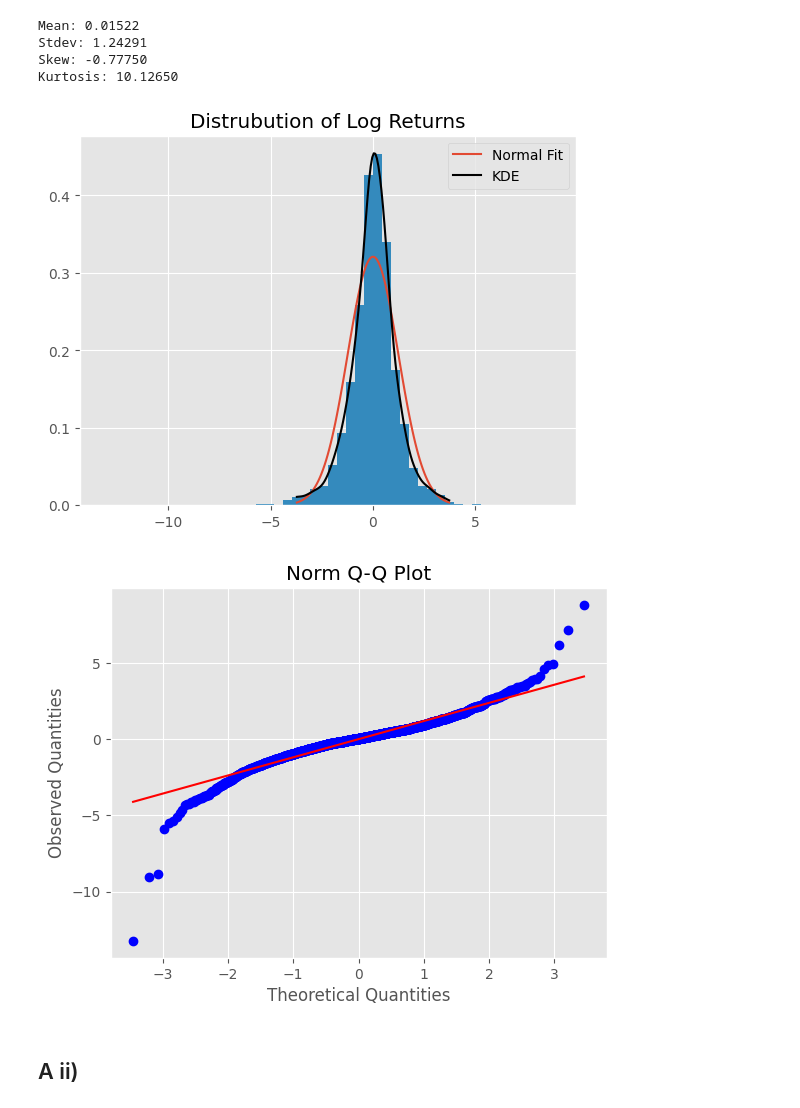
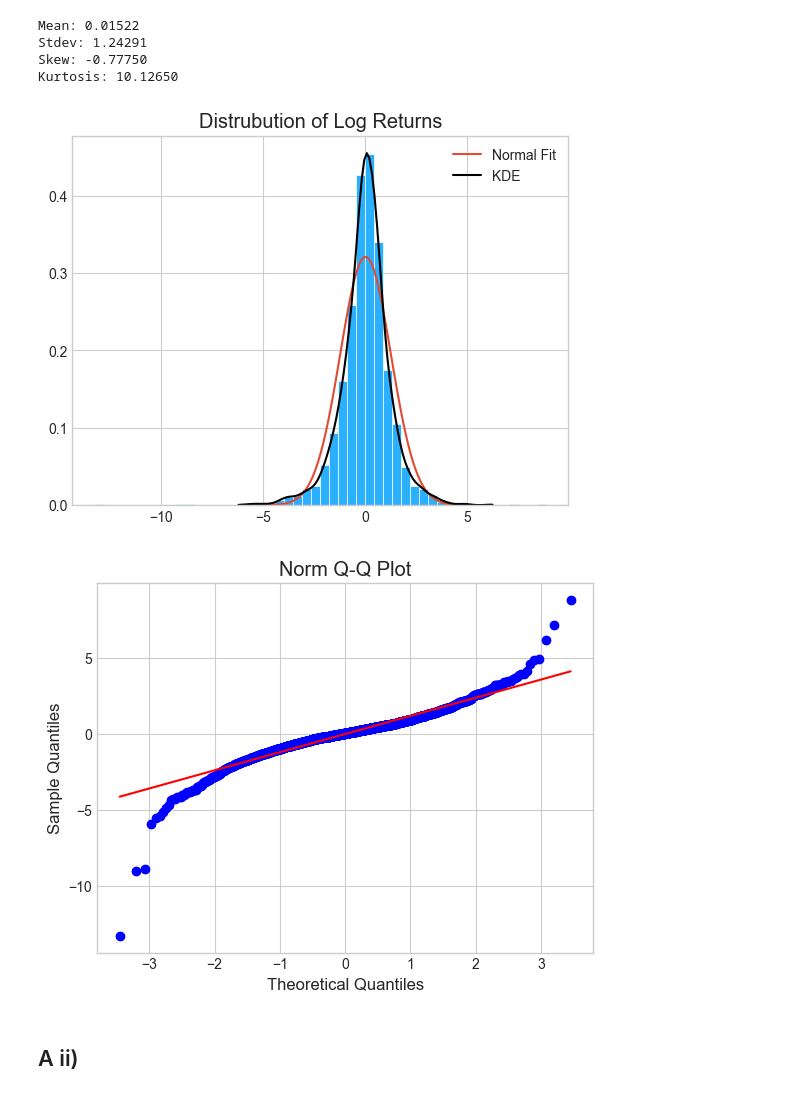
Before and after one commit to georgec123/qrm, a Jupyter notebook: src/q1.ipynb, the cells around one changed output. Drawn from its saved outputs; the diff is of its cells as text; code cells hidden in the pictures.

```diff
--- a/src/q1.ipynb
+++ b/src/q1.ipynb
@@ -5,7 +5,7 @@ import numpy as np
 import matplotlib.pyplot as plt
 import matplotlib.dates as mdates
 
-plt.style.use('ggplot')
+plt.style.use('seaborn-v0_8-whitegrid')
 import scipy.stats as ss
 from statsmodels.tsa.stattools import acf
 import statsmodels.api as sm
@@ -27,11 +27,11 @@ def qqplot(x, dist="norm"):
     min_ = min(t[0])
     max_ = max(t[0])
 
-    ax.set_xlabel('Theoretical Quantities')
-    ax.set_ylabel('Observed Quantities')
+    ax.set_xlabel('Theoretical Quantiles')
+    ax.set_ylabel('Sample Quantiles')
     ax.set_title(title)
 
-    # ax.scatter(t[0],t[1])
+    ax.scatter(t[0],t[1])
     ax.plot((min_, min_), (max_,max_))
 
 def plot_acf_graphs(x: pd.Series, title: str):
@@ -76,21 +76,21 @@ Kurtosis: 10.12650
 # %%
 
 kde = ss.gaussian_kde(df['log_returns'].dropna())
-x = np.linspace(mean - 3*stdev, mean + 3*stdev, 100)
+x = np.linspace(mean - 5*stdev, mean + 5*stdev, 100)
 
 plt.plot(x, ss.norm.pdf(x, mean, stdev), label= 'Normal Fit');
-plt.hist(df['log_returns'], bins=50, density=True);
+plt.hist(df['log_returns'], bins=50, density=True,facecolor='#2ab0ff', edgecolor='white');
 plt.plot(x, kde(x), label='KDE', color='k');
 plt.title('Distrubution of Log Returns')
 plt.legend();
 plt.savefig('plots/q1/Q1A1.png')
 plt.show()
 
 qqplot(df['log_returns'].dropna())
 plt.savefig('plots/q1/Q1A2.png')
 # %% [output]
-[figure, old version]
+[figure, new version]
-[figure, old version]
+[figure, new version]
 # %% [markdown]
 ## A ii)
 # %%
```
Also changed, not shown: parts of 9 cells of this notebook.
